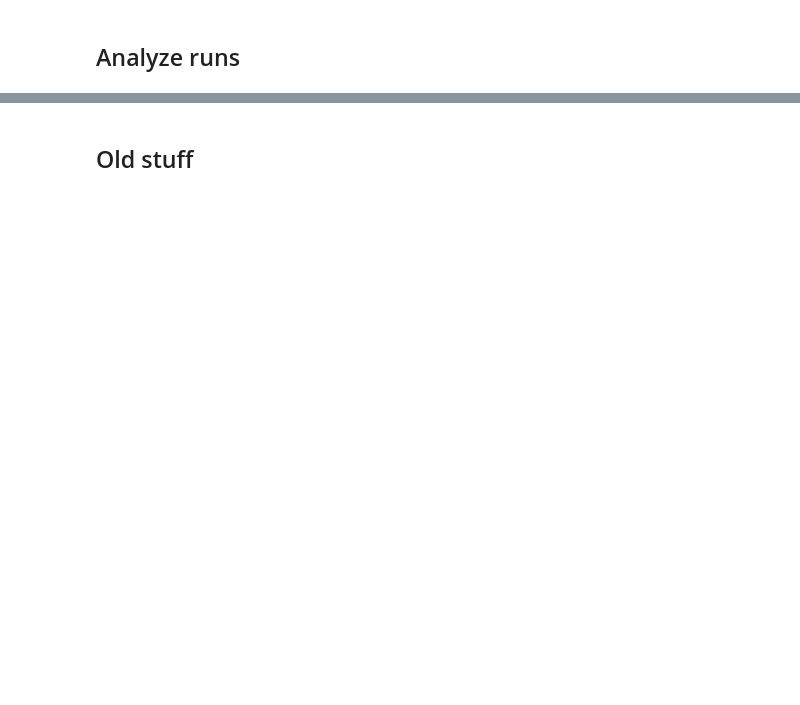
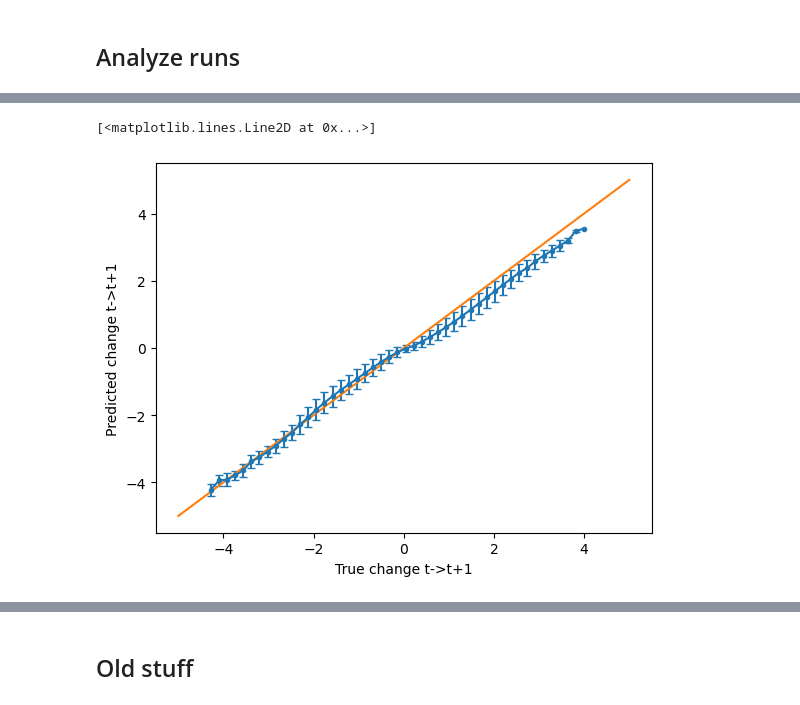
Before and after one commit to saalfeldlab/NeuralGraph, a Jupyter notebook: src/LatentEvolution/latent_space.ipynb, the cells around one changed output, grey strips where cells are left out. Drawn from its saved outputs; the diff is of its cells as text; code cells hidden in the pictures; blank space fills up the shorter version.

```diff
--- a/src/LatentEvolution/latent_space.ipynb
+++ b/src/LatentEvolution/latent_space.ipynb
@@ -129,0 +252,24 @@ plt.colorbar()
+# %%
+vmin, vmax = delta_val.min(), delta_val.max()
+# %%
+nbins=50
+bins = np.linspace(np.floor(vmin), np.ceil(vmax), nbins+1)
+mps = 0.5*(bins[1:] + bins[:-1])
+ixs = np.searchsorted(bins, delta_val)
+# %%
+
+den = np.bincount(ixs.ravel(), minlength=nbins+1)
+num = np.bincount(ixs.ravel(), weights=pred_delta.ravel(), minlength=nbins+1)
+num2 = np.bincount(ixs.ravel(), weights=np.power(pred_delta.ravel(), 2), minlength=nbins+1)
+mean = num/den
+err2 = num2/den - num**2 / den**2
+# %%
+sigma = np.sqrt(err2)
+# %%
+plt.errorbar(bins, mean, yerr=sigma, marker=".", capsize=3)
+plt.xlabel("True change t->t+1")
+plt.ylabel("Predicted change t->t+1")
+plt.plot([-5, 5], [-5, 5])
+# %% [output]
+[<matplotlib.lines.Line2D at 0x...>]
+[figure, added]
```
Also changed, not shown: parts of 22 cells of this notebook.
